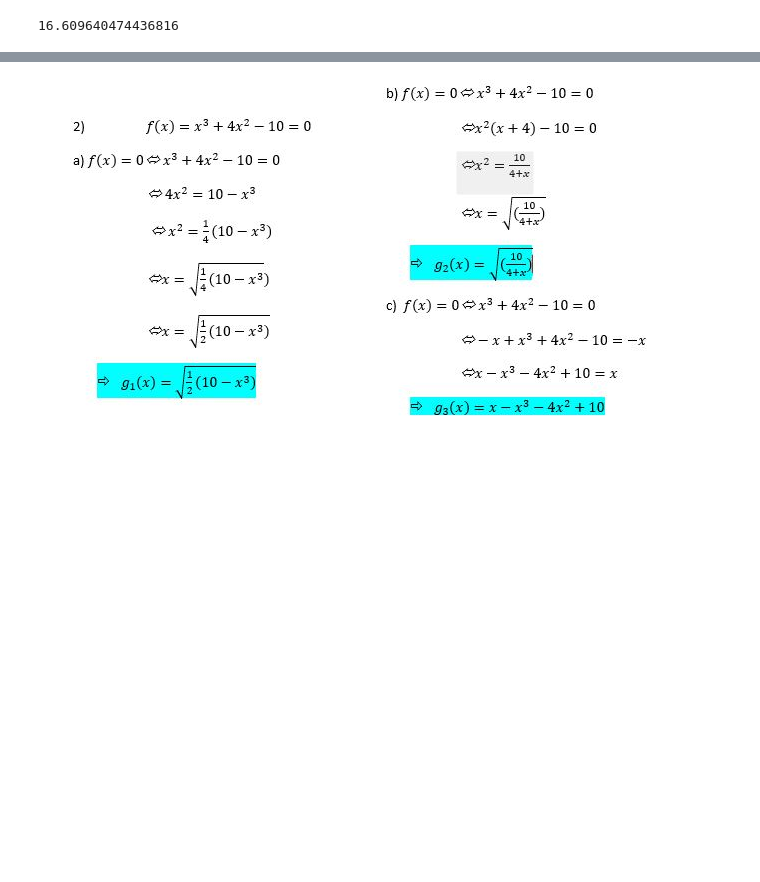
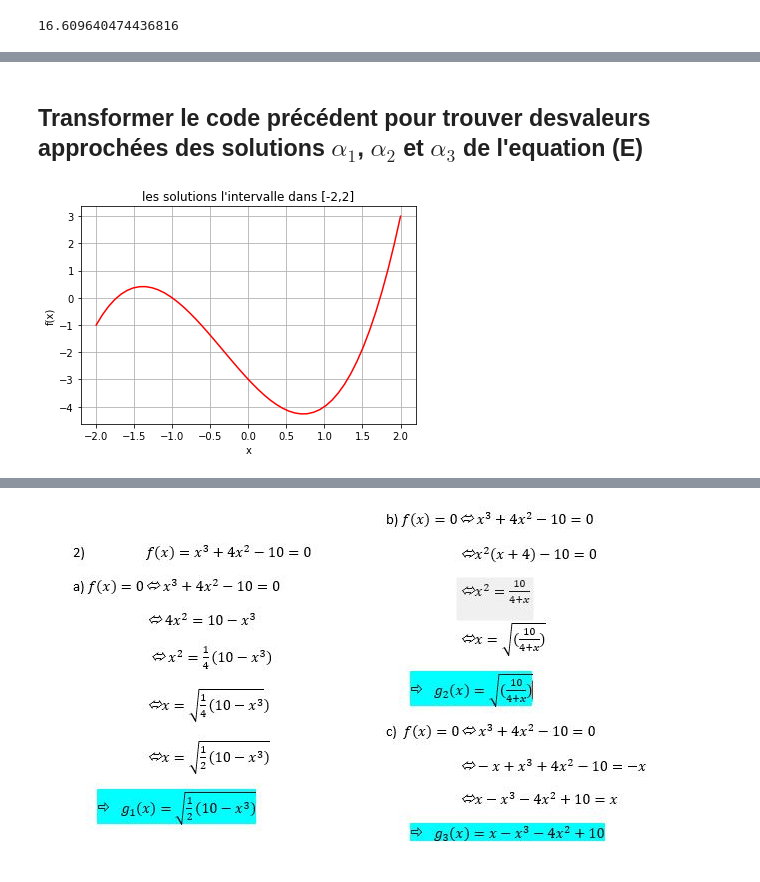
Before and after one commit to malek-ghozzi/TP_ANAL_NUM, a Jupyter notebook: TP1.ipynb, the cells around one changed output, grey strips where cells are left out. Cells and saved outputs as stored; diff of their text form; code cells hidden in the pictures; blank space fills up the shorter version.

```diff
--- a/TP1.ipynb
+++ b/TP1.ipynb
@@ -141,0 +188,15 @@ plt.grid(True)
+# %% [markdown]
+## Transformer le code précédent pour trouver desvaleurs approchées des solutions $\alpha_1$, $\alpha_2$ et $\alpha_3$ de l'equation (E)
+# %%
+
+f=lambda x:x**3+x**2-3*x-3
+x=np.linspace(-2,2)
+
+plt.plot (x,f(x),'r')
+plt.title("les solutions l'intervalle dans [-2,2]")
+plt.xlabel("x")
+plt.ylabel("f(x)")
+plt.grid()
+plt.show()
+# %% [output]
+[figure, added]
```
Also changed, not shown: parts of 48 cells of this notebook.
